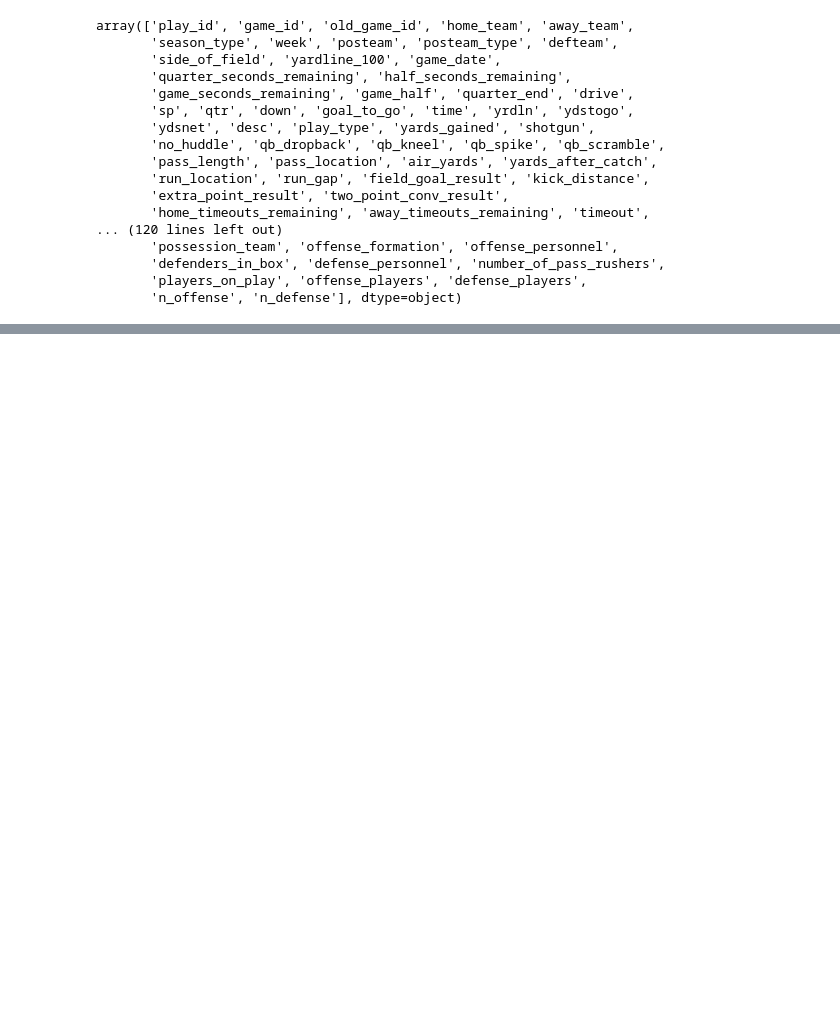
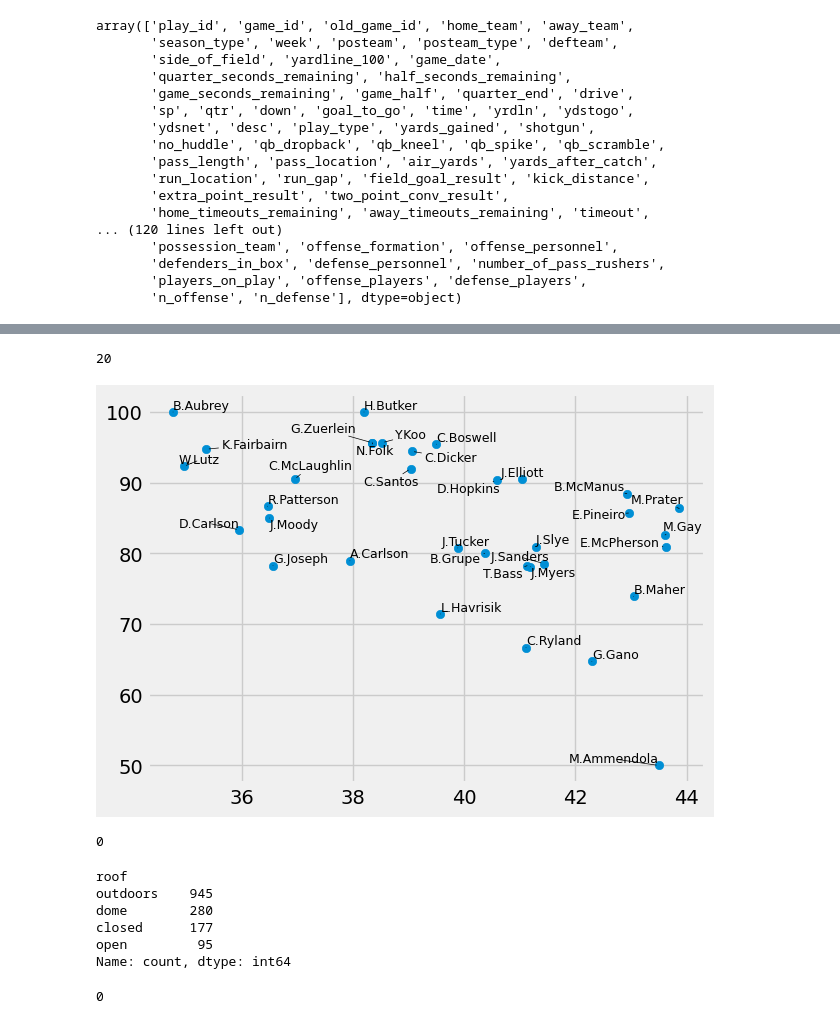
Before and after one commit to nmaniar9/football_analytics, a Jupyter notebook: kicker_prediction.ipynb, the cells around one changed output, grey strips where cells are left out. Cells and saved outputs as stored; diff of their text form; code cells hidden in the pictures; blank space fills up the shorter version.

```diff
--- a/kicker_prediction.ipynb
+++ b/kicker_prediction.ipynb
@@ -150,0 +84,2 @@ Name: count, dtype: int64
+# %%
+fg = pbp_kicker.query("play_type == 'field_goal' ").reset_index()
@@ -150,0 +102,4 @@ Name: count, dtype: int64
+# %%
+agg_features = {'kick_distance':'mean'}
+kicker_avg_fg = fg.groupby(['kicker_player_name']).agg(agg_features).reset_index()
+kicker_avg_fg
@@ -150,0 +124,11 @@ Name: count, dtype: int64
+# %%
+agg_features = {'extra_point_attempt':'sum','field_goal_attempt':'sum','extra_point_result':'sum','field_goal_result':'sum'}
+
+kicker_graphic =  pbp_kicker_pred.groupby(['kicker_player_name']).agg(agg_features).reset_index()
+kicker_graphic = kicker_graphic.merge(kicker_avg_fg,on='kicker_player_name',how='left')
+# %%
+
+kicker_graphic['field_goal_percent'] = round(kicker_graphic['field_goal_result']/kicker_graphic['field_goal_attempt'] * 100,2)
+kicker_graphic['extra_point_percent'] = round(kicker_graphic['extra_point_result']/kicker_graphic['extra_point_attempt'] * 100,2)
+kicker_graphic = kicker_graphic.query("extra_point_attempt > 5 & field_goal_attempt > 5 ")
+kicker_graphic
@@ -151,2 +153,21 @@ Name: count, dtype: int64
+# %%
+plt.scatter(kicker_graphic['kick_distance'], kicker_graphic['field_goal_percent'])
+
+#for i, name in enumerate(kicker_graphic['kicker_player_name']):
+#    plt.text(kicker_graphic['kick_distance'][i], kicker_graphic['field_goal_percent'][i], name, fontsize=9, ha='right')
+
+from adjustText import adjust_text
+
+texts = [plt.text(x, y, name, fontsize=9, ha='right') for x, y, name in zip(kicker_graphic['kick_distance'], kicker_graphic['field_goal_percent'],kicker_graphic['kicker_player_name'])]
+
+# Adjust text to avoid overlapping
+adjust_text(texts, arrowprops=dict(arrowstyle='-', color='black'), force_text=0.5, expand_points=(1, 1))
+# %% [output]
+20
+[figure, added]
+# %%
+pbp_kicker_pred['roof'].isnull().sum()
+# %% [output]
+0
 # %%
 #Encoding roof variable
@@ -159,0 +178,9 @@ X_test['is_closed'] = X_test['roof'].apply(lambda x: 1 if x == 'closed' else 0)
+# %%
+pbp_kicker_pred.roof.value_counts()
+# %% [output]
+roof
+outdoors    945
+dome        280
+closed      177
+open         95
+Name: count, dtype: int64
@@ -159,0 +190,4 @@ X_test['is_closed'] = X_test['roof'].apply(lambda x: 1 if x == 'closed' else 0)
+# %%
+pbp_kicker_pred_fg['is_closed'].isnull().sum()
+# %% [output]
+0
```
Also changed, not shown: parts of 37 cells of this notebook.
